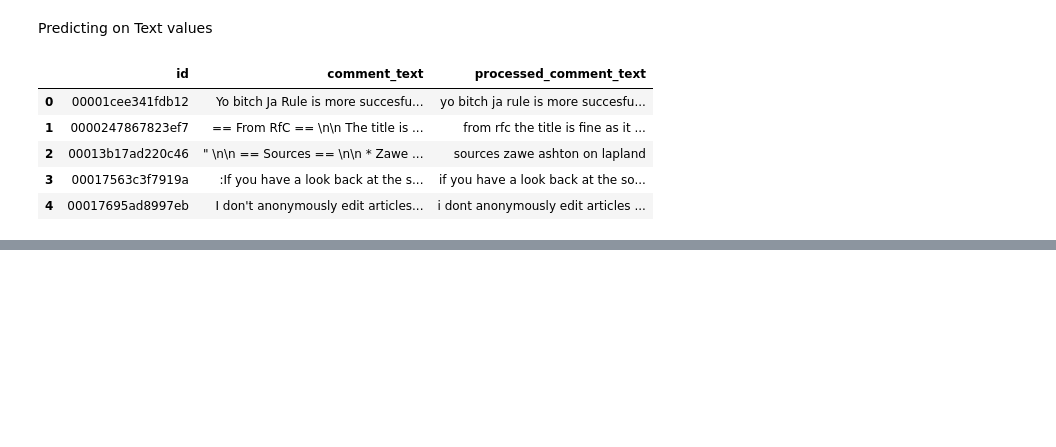
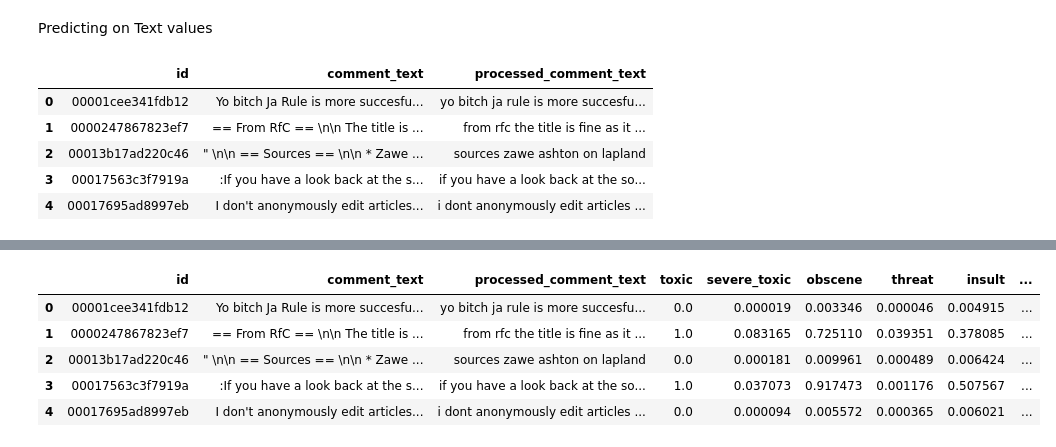
Before and after one commit to saurabhsingh1411/Deep_Learning_Projects, a Jupyter notebook: NLP/TOP PROJECTS/Toxic statement Classifier/Toxic_Classifier.ipynb, the cells around one changed output, grey strips where cells are left out. Cells and saved outputs as stored; diff of their text form; code cells hidden in the pictures; blank space fills up the shorter version.

```diff
--- a/NLP/TOP PROJECTS/Toxic statement Classifier/Toxic_Classifier.ipynb
+++ b/NLP/TOP PROJECTS/Toxic statement Classifier/Toxic_Classifier.ipynb
@@ -179,0 +198,6 @@ y_pred=np.argmax(model.predict(X_test),axis=-1)
+# %%
+for i in range(test.shape[0]):
+  if test['toxic'][i]<0.5:
+    test['toxic'][i]=0
+  else :
+    test['toxic'][i]=1
@@ -179,0 +213,9 @@ y_pred=np.argmax(model.predict(X_test),axis=-1)
+# %%
+test.head()
+# %% [output]
+|  | id | comment_text | processed_comment_text | toxic | severe_toxic | obscene | threat | insult | ... |
+| 0 | 00001cee341fdb12 | Yo bitch Ja Rule is more succesfu... | yo bitch ja rule is more succesfu... | 0.0 | 0.000019 | 0.003346 | 0.000046 | 0.004915 | ... |
+| 1 | 0000247867823ef7 | == From RfC == \n\n The title is ... | from rfc the title is fine as it ... | 1.0 | 0.083165 | 0.725110 | 0.039351 | 0.378085 | ... |
+| 2 | 00013b17ad220c46 | " \n\n == Sources == \n\n * Zawe ... | sources zawe ashton on lapland | 0.0 | 0.000181 | 0.009961 | 0.000489 | 0.006424 | ... |
+| 3 | 00017563c3f7919a | :If you have a look back at the s... | if you have a look back at the so... | 1.0 | 0.037073 | 0.917473 | 0.001176 | 0.507567 | ... |
+| 4 | 00017695ad8997eb | I don't anonymously edit articles... | i dont anonymously edit articles ... | 0.0 | 0.000094 | 0.005572 | 0.000365 | 0.006021 | ... |
```
Also changed, not shown: parts of 7 cells of this notebook.
